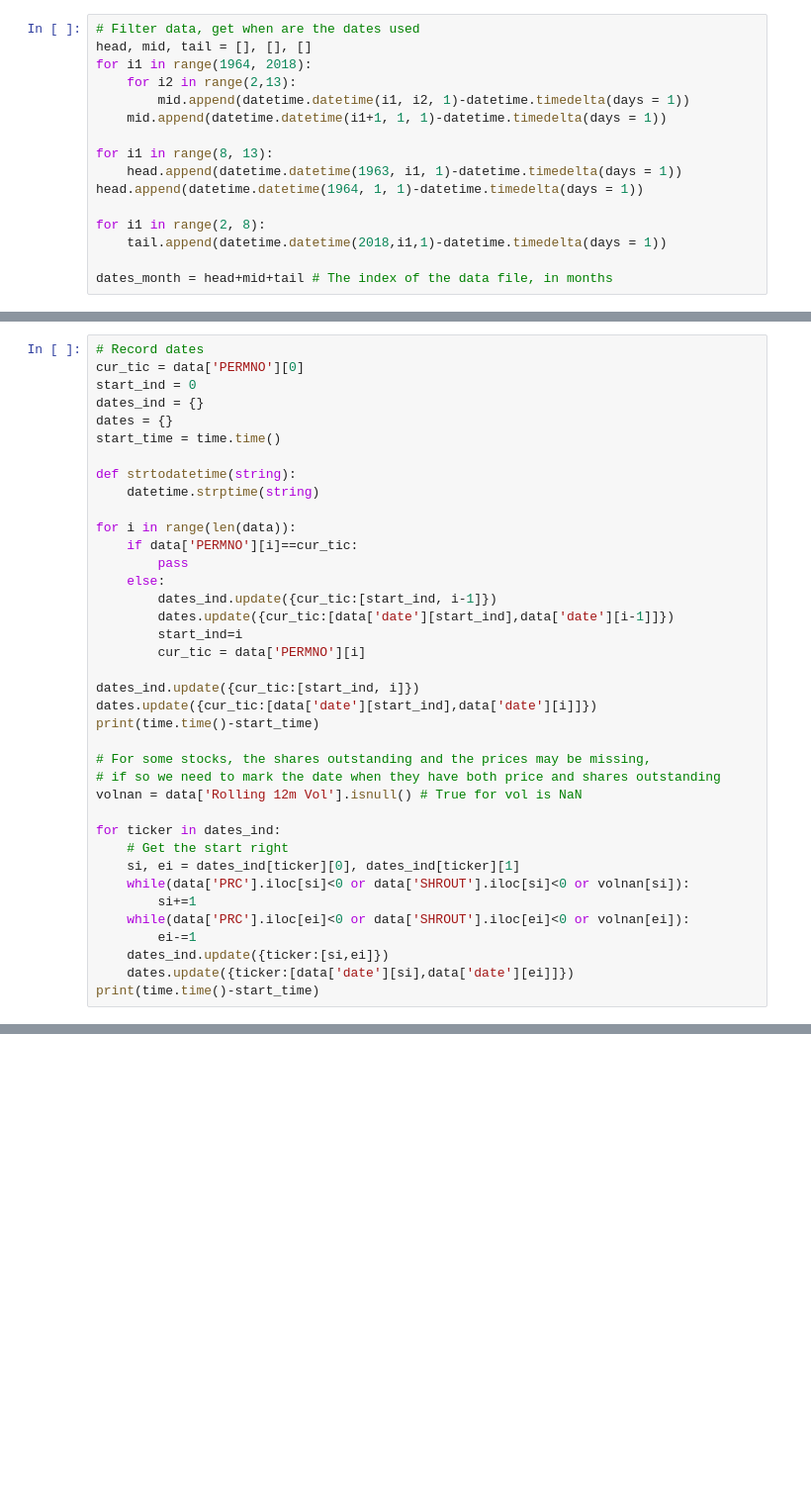
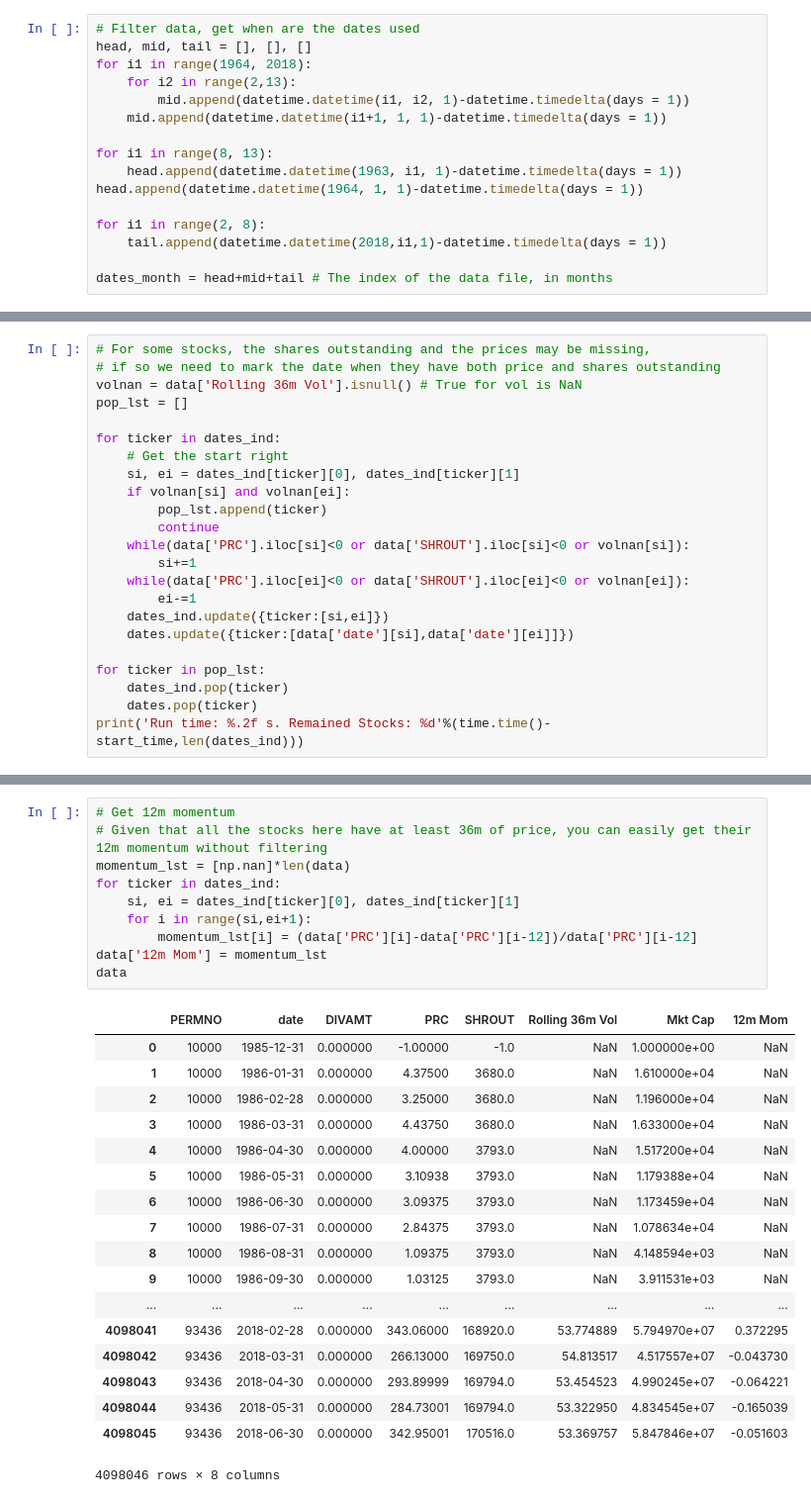
Before and after one commit to YaxinCen/Low-vol-anomaly-Trading-Strategy, a Jupyter notebook: Low-vol v3.ipynb, the cells around one changed output, grey strips where cells are left out. Shown: that part at 99% size. Cells and saved outputs as stored; diff of their text form; blank space fills up the shorter version.

Commit message:
Update
1. Use 36m Vol instead of 12m Vol
2. Get 12m Momentum

```diff
--- a/Low-vol v3.ipynb
+++ b/Low-vol v3.ipynb
@@ -46,39 +73,24 @@ dates_month = head+mid+tail # The index of the data file, in months
 # %%
-# Record dates
-cur_tic = data['PERMNO'][0]
-start_ind = 0
-dates_ind = {}
-dates = {}
-start_time = time.time()
-
-def strtodatetime(string):
-    datetime.strptime(string)
-
-for i in range(len(data)):
-    if data['PERMNO'][i]==cur_tic:
-        pass
-    else:
-        dates_ind.update({cur_tic:[start_ind, i-1]})
-        dates.update({cur_tic:[data['date'][start_ind],data['date'][i-1]]})
-        start_ind=i
-        cur_tic = data['PERMNO'][i]
-
-dates_ind.update({cur_tic:[start_ind, i]})
-dates.update({cur_tic:[data['date'][start_ind],data['date'][i]]})
-print(time.time()-start_time)
-
 # For some stocks, the shares outstanding and the prices may be missing,
 # if so we need to mark the date when they have both price and shares outstanding
-volnan = data['Rolling 12m Vol'].isnull() # True for vol is NaN
+volnan = data['Rolling 36m Vol'].isnull() # True for vol is NaN
+pop_lst = []
 
 for ticker in dates_ind:
     # Get the start right
     si, ei = dates_ind[ticker][0], dates_ind[ticker][1]
+    if volnan[si] and volnan[ei]:
+        pop_lst.append(ticker)
+        continue
     while(data['PRC'].iloc[si]<0 or data['SHROUT'].iloc[si]<0 or volnan[si]):
         si+=1
     while(data['PRC'].iloc[ei]<0 or data['SHROUT'].iloc[ei]<0 or volnan[ei]):
         ei-=1
     dates_ind.update({ticker:[si,ei]})
     dates.update({ticker:[data['date'][si],data['date'][ei]]})
-print(time.time()-start_time)
+
+for ticker in pop_lst:
+    dates_ind.pop(ticker)
+    dates.pop(ticker)
+print('Run time: %.2f s. Remained Stocks: %d'%(time.time()-start_time,len(dates_ind)))
 # %% [output]
@@ -106,0 +98,29 @@ dates
+# %%
+# Get 12m momentum
+# Given that all the stocks here have at least 36m of price, you can easily get their 12m momentum without filtering
+momentum_lst = [np.nan]*len(data)
+for ticker in dates_ind:
+    si, ei = dates_ind[ticker][0], dates_ind[ticker][1]
+    for i in range(si,ei+1):
+        momentum_lst[i] = (data['PRC'][i]-data['PRC'][i-12])/data['PRC'][i-12]
+data['12m Mom'] = momentum_lst
+data
+# %% [output]
+|  | PERMNO | date | DIVAMT | PRC | SHROUT | Rolling 36m Vol | Mkt Cap | 12m Mom |
+| 0 | 10000 | 1985-12-31 | 0.000000 | -1.00000 | -1.0 | NaN | 1.000000e+00 | NaN |
+| 1 | 10000 | 1986-01-31 | 0.000000 | 4.37500 | 3680.0 | NaN | 1.610000e+04 | NaN |
+| 2 | 10000 | 1986-02-28 | 0.000000 | 3.25000 | 3680.0 | NaN | 1.196000e+04 | NaN |
+| 3 | 10000 | 1986-03-31 | 0.000000 | 4.43750 | 3680.0 | NaN | 1.633000e+04 | NaN |
+| 4 | 10000 | 1986-04-30 | 0.000000 | 4.00000 | 3793.0 | NaN | 1.517200e+04 | NaN |
+| 5 | 10000 | 1986-05-31 | 0.000000 | 3.10938 | 3793.0 | NaN | 1.179388e+04 | NaN |
+| 6 | 10000 | 1986-06-30 | 0.000000 | 3.09375 | 3793.0 | NaN | 1.173459e+04 | NaN |
+| 7 | 10000 | 1986-07-31 | 0.000000 | 2.84375 | 3793.0 | NaN | 1.078634e+04 | NaN |
+| 8 | 10000 | 1986-08-31 | 0.000000 | 1.09375 | 3793.0 | NaN | 4.148594e+03 | NaN |
+| 9 | 10000 | 1986-09-30 | 0.000000 | 1.03125 | 3793.0 | NaN | 3.911531e+03 | NaN |
+| ... | ... | ... | ... | ... | ... | ... | ... | ... |
+| 4098041 | 93436 | 2018-02-28 | 0.000000 | 343.06000 | 168920.0 | 53.774889 | 5.794970e+07 | 0.372295 |
+| 4098042 | 93436 | 2018-03-31 | 0.000000 | 266.13000 | 169750.0 | 54.813517 | 4.517557e+07 | -0.043730 |
+| 4098043 | 93436 | 2018-04-30 | 0.000000 | 293.89999 | 169794.0 | 53.454523 | 4.990245e+07 | -0.064221 |
+| 4098044 | 93436 | 2018-05-31 | 0.000000 | 284.73001 | 169794.0 | 53.322950 | 4.834545e+07 | -0.165039 |
+| 4098045 | 93436 | 2018-06-30 | 0.000000 | 342.95001 | 170516.0 | 53.369757 | 5.847846e+07 | -0.051603 |
+4098046 rows × 8 columns
```
Also changed, not shown: parts of 13 cells of this notebook.
